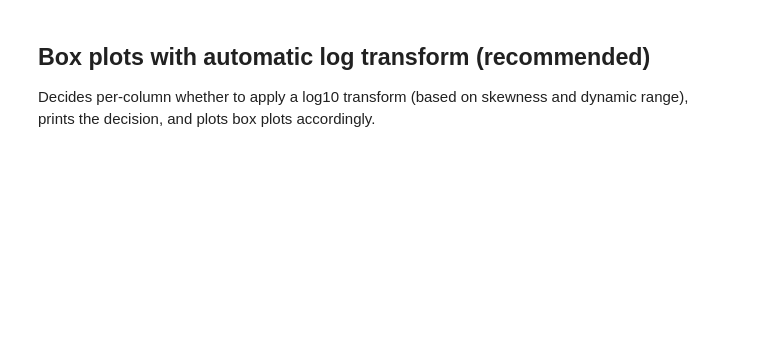
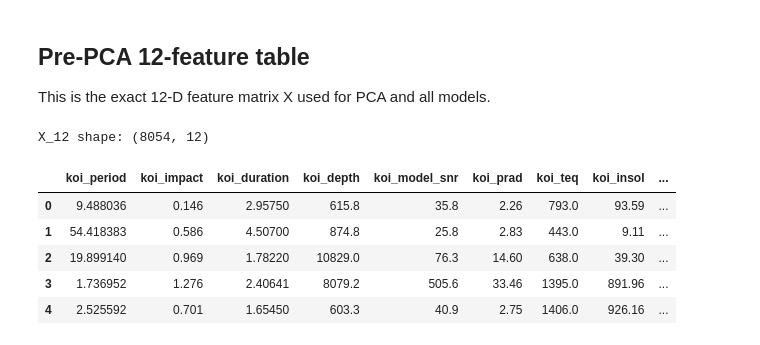
Before and after one commit to ZhuoQiuMcgill/INSE6220-FinalProject, a Jupyter notebook: src/project_code.ipynb, the cells around one changed output. Saved outputs shown, nothing was run; the diff lists cells and outputs as text; code cells hidden in the pictures; blank space fills up the shorter version.

```diff
--- a/src/project_code.ipynb
+++ b/src/project_code.ipynb
@@ -169,6 +145,20 @@ df.head()
-# %% [markdown]
-## Box plots with automatic log transform (recommended)
-Decides per-column whether to apply a log10 transform (based on skewness and dynamic range), prints the decision, and plots box plots accordingly.
+# %% [markdown]
+## Pre-PCA 12-feature table
+This is the exact 12-D feature matrix X used for PCA and all models.
+# %%
+# Build the 12-feature matrix (order as in FEATURE_COLS)
+X_cols = [c for c in FEATURE_COLS if c in df.columns]
+X_12 = df[X_cols].copy()
+print(f'X_12 shape: {X_12.shape}')
+X_12.head()
+# %% [output]
+X_12 shape: (8054, 12)
+|  | koi_period | koi_impact | koi_duration | koi_depth | koi_model_snr | koi_prad | koi_teq | koi_insol | ... |
+| 0 | 9.488036 | 0.146 | 2.95750 | 615.8 | 35.8 | 2.26 | 793.0 | 93.59 | ... |
+| 1 | 54.418383 | 0.586 | 4.50700 | 874.8 | 25.8 | 2.83 | 443.0 | 9.11 | ... |
+| 2 | 19.899140 | 0.969 | 1.78220 | 10829.0 | 76.3 | 14.60 | 638.0 | 39.30 | ... |
+| 3 | 1.736952 | 1.276 | 2.40641 | 8079.2 | 505.6 | 33.46 | 1395.0 | 891.96 | ... |
+| 4 | 2.525592 | 0.701 | 1.65450 | 603.3 | 40.9 | 2.75 | 1406.0 | 926.16 | ... |
 # %%
 import math
 import numpy as np
```
Also changed, not shown: parts of 12 cells of this notebook, 2 other files.
